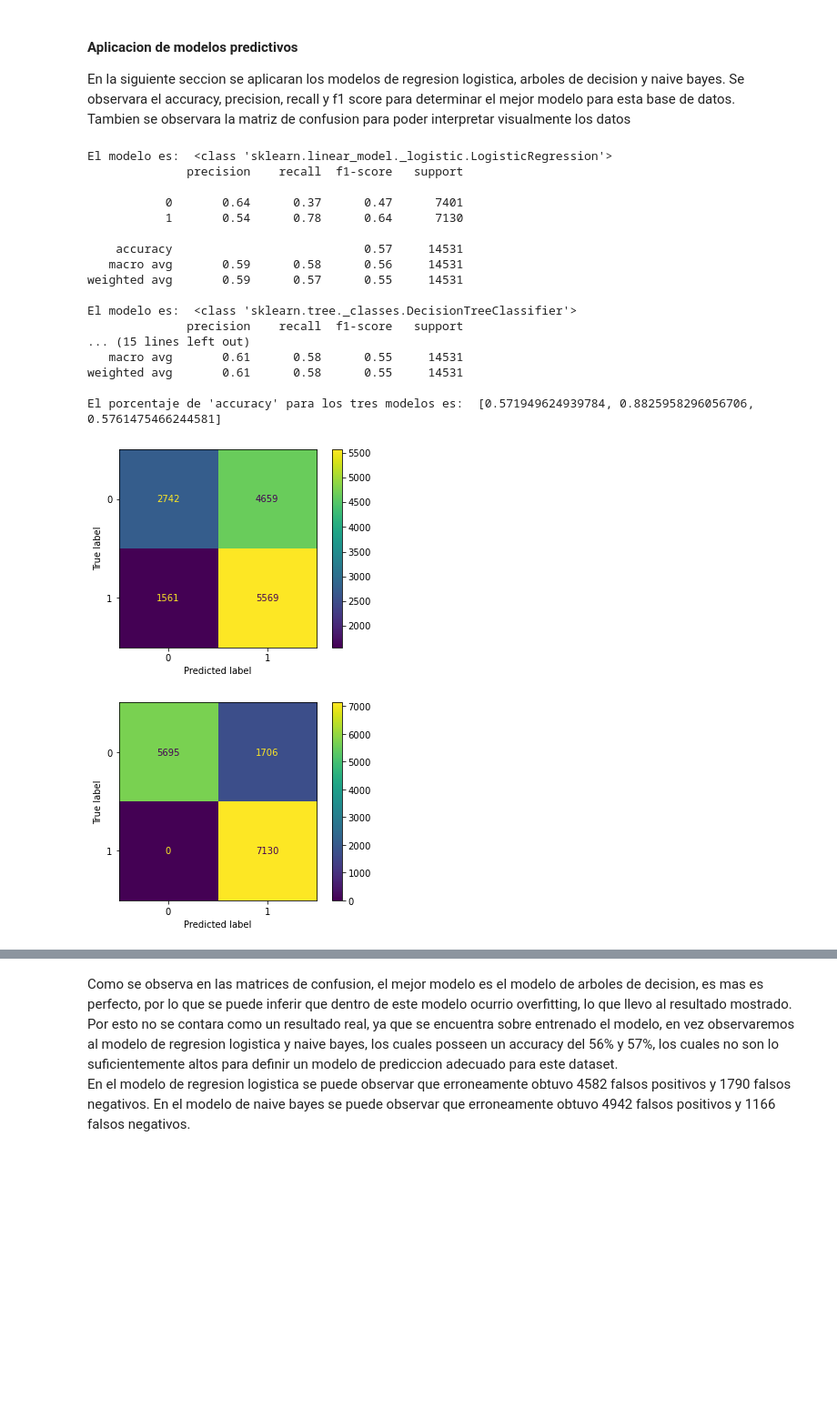
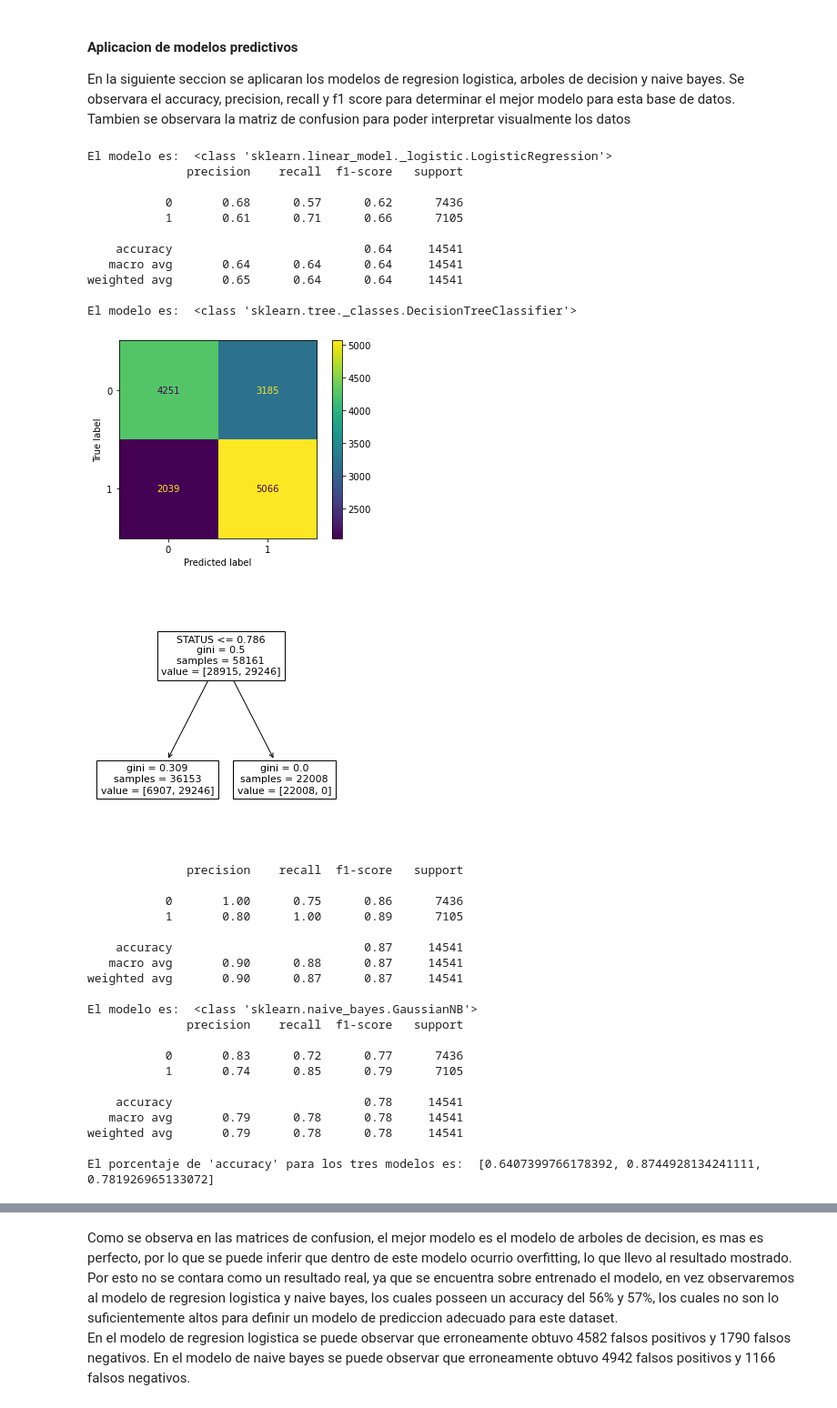
Before and after one commit to eolo-ws/proyecto-2-mineria-de-datos, a Jupyter notebook: proyecto-2-mineria-grupo-5.ipynb, the cells around one changed output, grey strips where cells are left out. Shown at 91% size. Drawn from its saved outputs; the diff is of its cells as text; code cells hidden in the pictures; blank space fills up the shorter version.

```diff
--- a/proyecto-2-mineria-grupo-5.ipynb
+++ b/proyecto-2-mineria-grupo-5.ipynb
@@ -460,8 +460,13 @@ x=data.drop('TARGET',axis=1)
 # y sera nuestro target data
 y=data['TARGET']
 
+columnas = x.columns
+
 scaler=MinMaxScaler()
-scaler.fit_transform(x)
+x=scaler.fit_transform(x)
+
+x_df = pd.DataFrame(x,columns=columnas)
+
 
 # Vizualizacion de los datos escalados
 feature_scale = [feature for feature in data.columns if feature!='TARGET']
@@ -516,7 +521,7 @@ Se observara el accuracy, precision, recall y f1 score para determinar el mejor
 Tambien se observara la matriz de confusion para poder interpretar visualmente los datos
 # %%
 from sklearn.linear_model import LogisticRegression
-from sklearn.tree import DecisionTreeClassifier
+from sklearn.tree import DecisionTreeClassifier, plot_tree
 from sklearn.naive_bayes import GaussianNB
 from sklearn.metrics import ConfusionMatrixDisplay,accuracy_score, classification_report
 from sklearn.model_selection import train_test_split
@@ -524,44 +529,69 @@ from sklearn.model_selection import train_test_split
 # Se general los train y test splits
 x_train,x_test,y_train,y_test=train_test_split(x_res,y_res,test_size=0.2,random_state=1)
 x_train.shape,y_train.shape
 # lista de modelos a utilizar
 model_list=[LogisticRegression,DecisionTreeClassifier,GaussianNB]
 
 accuracy =[]
 for model in model_list :
     print("El modelo es: ",model)
     if model == LogisticRegression:
         model = model(random_state=1)
+        model.fit(x_train,y_train)
+
     elif model == DecisionTreeClassifier:
+
         model = model(max_depth= 1,random_state=1)
+        model.fit(x_train,y_train)
+        plt.figure(figsize=(5,5))
+        (plot_tree(model, max_depth=1, feature_names=x_df.columns, label='all',
+         filled=False, impurity=True, precision=3, fontsize=None))
+        plt.show()
+        model.fit(x_train,y_train)
+
     else:
         model = model()
+        model.fit(x_train,y_train)
     # Se aplica el modelo
-    model.fit(x_train,y_train)
+
     y_pred = model.predict(x_test)
     # Se plotea la matriz de confusion
     ConfusionMatrixDisplay.from_predictions(y_test,y_pred)
     # Se imprime el reporte de clasificacion
     print(classification_report(y_test, y_pred))
     accuracy.append(accuracy_score(y_test,y_pred))
 print("El porcentaje de 'accuracy' para los tres modelos es: ",accuracy)
 # %% [output]
 El modelo es:  <class 'sklearn.linear_model._logistic.LogisticRegression'>
               precision    recall  f1-score   support
 
-           0       0.64      0.37      0.47      7401
-           1       0.54      0.78      0.64      7130
+           0       0.68      0.57      0.62      7436
+           1       0.61      0.71      0.66      7105
 
-    accuracy                           0.57     14531
-   macro avg       0.59      0.58      0.56     14531
-weighted avg       0.59      0.57      0.55     14531
+    accuracy                           0.64     14541
+   macro avg       0.64      0.64      0.64     14541
+weighted avg       0.65      0.64      0.64     14541
 
 El modelo es:  <class 'sklearn.tree._classes.DecisionTreeClassifier'>
-              precision    recall  f1-score   support
-... (15 lines left out)
-   macro avg       0.61      0.58      0.55     14531
-weighted avg       0.61      0.58      0.55     14531
-
-El porcentaje de 'accuracy' para los tres modelos es:  [0.571949624939784, 0.8825958296056706, 0.5761475466244581]
-[figure, old version]
+[figure, new version]
-[figure, old version]
+[figure, new version]
+              precision    recall  f1-score   support
+
+           0       1.00      0.75      0.86      7436
+           1       0.80      1.00      0.89      7105
+
+    accuracy                           0.87     14541
+   macro avg       0.90      0.88      0.87     14541
+weighted avg       0.90      0.87      0.87     14541
+
+El modelo es:  <class 'sklearn.naive_bayes.GaussianNB'>
+              precision    recall  f1-score   support
+
+           0       0.83      0.72      0.77      7436
+           1       0.74      0.85      0.79      7105
+
+    accuracy                           0.78     14541
+   macro avg       0.79      0.78      0.78     14541
+weighted avg       0.79      0.78      0.78     14541
+
+El porcentaje de 'accuracy' para los tres modelos es:  [0.6407399766178392, 0.8744928134241111, 0.781926965133072]
```
Also changed, not shown: parts of 3 cells of this notebook.
